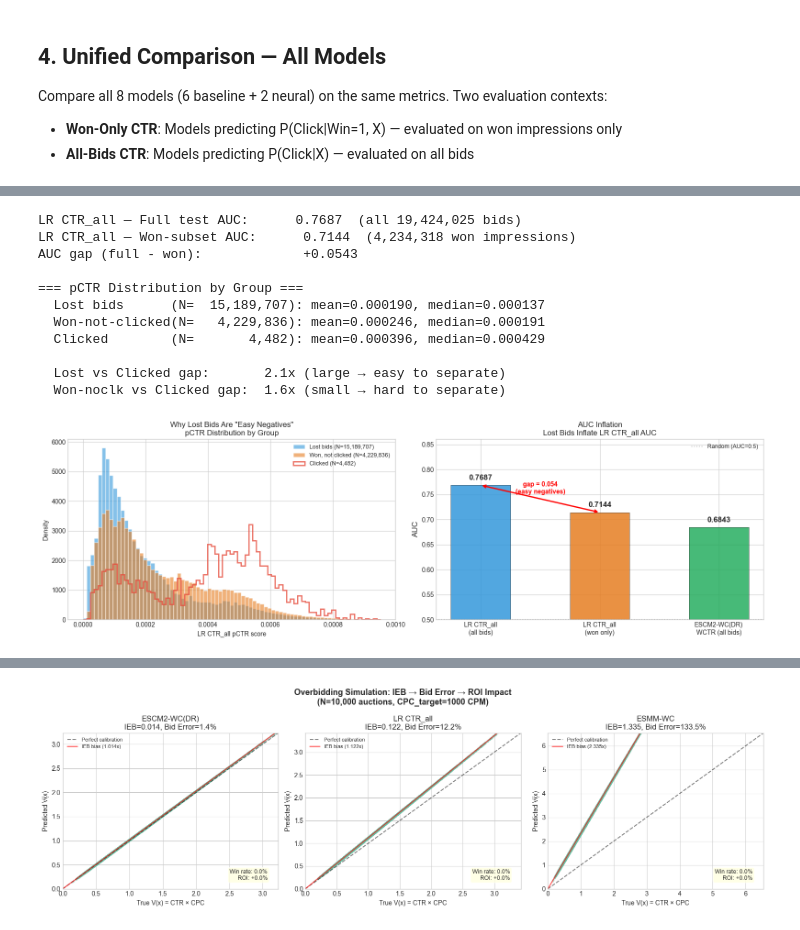
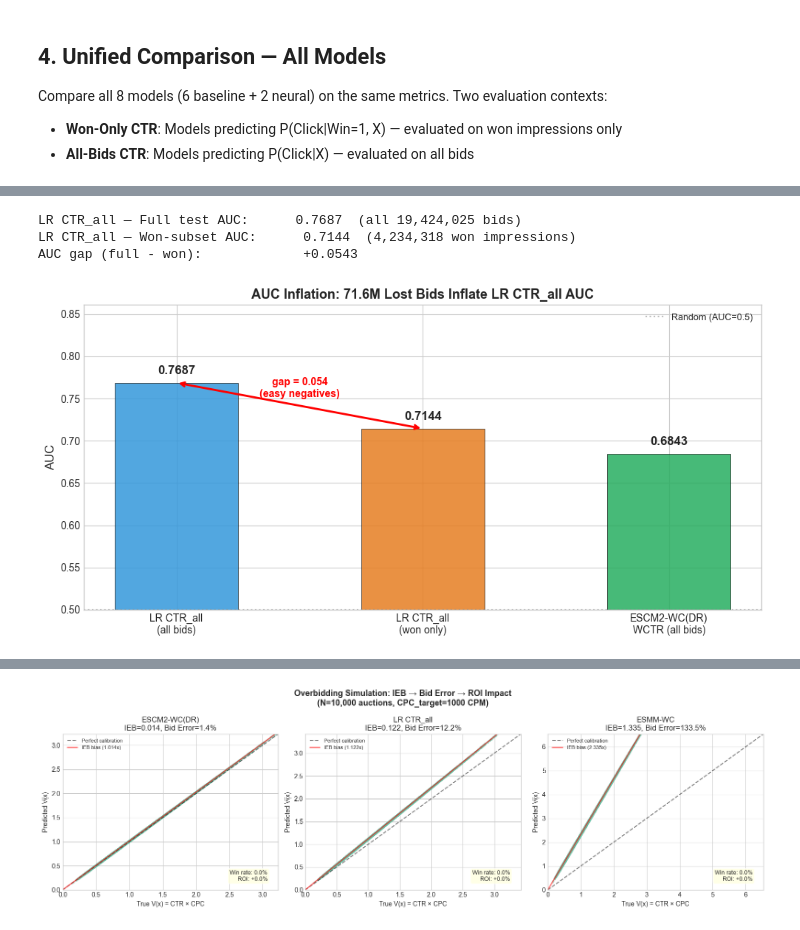
Before and after one commit to tae73/rtb_ipinyou, a Jupyter notebook: notebooks/03_prediction.ipynb, the cells around one changed output, grey strips where cells are left out. Cells and saved outputs as stored; diff of their text form; code cells hidden in the pictures.

```diff
--- a/notebooks/03_prediction.ipynb
+++ b/notebooks/03_prediction.ipynb
@@ -595,95 +557,46 @@ if lr_ctr_all_path.exists():
     print(f"LR CTR_all — Won-subset AUC:      {auc_won:.4f}  ({test_won_mask.sum():,} won impressions)")
     print(f"AUC gap (full - won):             {auc_full - auc_won:+.4f}")
 
-    # --- "Easy Negative" 근거: pCTR 분포 비교 ---
-    # Lost bids vs Won-not-clicked vs Clicked의 pCTR 분포가 얼마나 분리되는가?
-    test_lost_mask = test_df['win'] == 0
-    test_won_noclk_mask = (test_df['win'] == 1) & (test_df['click'] == 0)
-    test_clicked_mask = test_df['click'] == 1
+    # ESCM2-WC(DR) AUC for reference
+    escm2_wctr_auc = neural_results.get('escm2wc_al', {}).get('test_wctr_auc', 0.6843)
+    escm2_ctr_auc = neural_results.get('escm2wc_al', {}).get('test_ctr_biased_auc', 0.5636)
 
-    pred_lost = lr_pred_full[test_lost_mask.values]
-    pred_won_noclk = lr_pred_full[test_won_noclk_mask.values]
-    pred_clicked = lr_pred_full[test_clicked_mask.values]
-
-    print(f"\n=== pCTR Distribution by Group ===")
-    print(f"  Lost bids      (N={len(pred_lost):>12,}): mean={pred_lost.mean():.6f}, median={np.median(pred_lost):.6f}")
-    print(f"  Won-not-clicked(N={len(pred_won_noclk):>12,}): mean={pred_won_noclk.mean():.6f}, median={np.median(pred_won_noclk):.6f}")
-    print(f"  Clicked        (N={len(pred_clicked):>12,}): mean={pred_clicked.mean():.6f}, median={np.median(pred_clicked):.6f}")
-    print(f"\n  Lost vs Clicked gap:       {pred_clicked.mean() / pred_lost.mean():.1f}x (large → easy to separate)")
-    print(f"  Won-noclk vs Clicked gap:  {pred_clicked.mean() / pred_won_noclk.mean():.1f}x (small → hard to separate)")
-
-    # --- Visualization ---
-    fig, axes = plt.subplots(1, 2, figsize=(16, 5))
-
-    # Left: pCTR distribution by group (why lost bids are "easy")
-    ax = axes[0]
-    bins = np.linspace(0, np.percentile(lr_pred_full, 99.9), 80)
-    ax.hist(pred_lost, bins=bins, alpha=0.6, label=f'Lost bids (N={len(pred_lost):,})',
-            color='#3498db', density=True)
-    ax.hist(pred_won_noclk, bins=bins, alpha=0.6, label=f'Won, not clicked (N={len(pred_won_noclk):,})',
-            color='#e67e22', density=True)
-    ax.hist(pred_clicked, bins=bins, alpha=0.8, label=f'Clicked (N={len(pred_clicked):,})',
-            color='#e74c3c', density=True, histtype='step', linewidth=2)
-    ax.set_xlabel('LR CTR_all pCTR score')
-    ax.set_ylabel('Density')
-    ax.set_title('Why Lost Bids Are "Easy Negatives"\npCTR Distribution by Group')
-    ax.legend(fontsize=9)
-
-    # Right: AUC comparison bar chart
-    ax = axes[1]
-    escm2_wctr_auc = neural_results.get('escm2wc_al', {}).get('test_wctr_auc', 0.6843)
+    # Bar chart: AUC comparison across evaluation subsets
+    fig, ax = plt.subplots(figsize=(10, 5))
 
     labels = ['LR CTR_all\n(all bids)', 'LR CTR_all\n(won only)', 'ESCM2-WC(DR)\nWCTR (all bids)']
     aucs = [auc_full, auc_won, escm2_wctr_auc]
     colors = ['#3498db', '#e67e22', '#27ae60']
 
     bars = ax.bar(labels, aucs, color=colors, alpha=0.85, edgecolor='black', linewidth=0.5, width=0.5)
     for bar, val in zip(bars, aucs):
         ax.text(bar.get_x() + bar.get_width()/2, bar.get_height() + 0.008,
                 f'{val:.4f}', ha='center', va='bottom', fontsize=12, fontweight='bold')
 
+    # Annotation: AUC gap
     ax.annotate('', xy=(0, auc_full), xytext=(1, auc_won),
                 arrowprops=dict(arrowstyle='<->', color='red', lw=2))
     mid_y = (auc_full + auc_won) / 2
     ax.text(0.5, mid_y + 0.01, f'gap = {auc_full - auc_won:.3f}\n(easy negatives)',
             ha='center', fontsize=10, color='red', fontweight='bold')
 
     ax.set_ylabel('AUC', fontsize=12)
-    ax.set_title('AUC Inflation\nLost Bids Inflate LR CTR_all AUC')
+    ax.set_title('AUC Inflation: 71.6M Lost Bids Inflate LR CTR_all AUC', fontsize=13, fontweight='bold')
     ax.set_ylim(0.5, max(aucs) * 1.12)
     ax.axhline(y=0.5, color='gray', linestyle=':', alpha=0.5, label='Random (AUC=0.5)')
     ax.legend(fontsize=9)
 
     plt.tight_layout()
     plt.savefig(FIG_PATH / '03_auc_inflation_analysis.png', dpi=150, bbox_inches='tight')
     plt.show()
 
-    # --- Win PS AUC as evidence ---
-    win_result_path = MODEL_PATH / 'lgb_win_result.json'
-    if win_result_path.exists():
-        with open(win_result_path) as f:
-            win_auc = json.load(f).get('test_auc', 0)
-        print(f"\n=== Easy Negative 핵심 근거 ===")
-        print(f"  Win PS AUC = {win_auc:.4f}")
-        print(f"  → Won vs Lost를 AUC {win_auc:.2f}로 분리 가능")
-        print(f"  → Click ⊂ Won이므로, Lost bids는 Clicks과도 쉽게 분리됨")
-        print(f"  → 71.6M lost bids가 'free ranking power'를 제공 = easy negatives")
-
-    print(f"\n=== 결론 ===")
-    print(f"  Won-subset AUC {auc_won:.4f} — easy negatives 제거 후 진짜 click discrimination 능력")
-    print(f"  LR CTR_all의 ESCM2-WC(DR) 대비 실질 AUC 우위: +{auc_won - escm2_wctr_auc:.3f} (not +{auc_full - escm2_wctr_auc:.3f})")
+    print(f"\n→ Won-subset AUC drops from {auc_full:.4f} to {auc_won:.4f} (−{auc_full - auc_won:.3f})")
+    print(f"  LR CTR_all's 'advantage' over ESCM2-WC(DR) shrinks from +{auc_full - escm2_wctr_auc:.3f} to +{auc_won - escm2_wctr_auc:.3f}")
+    print(f"  The remaining gap is explained by LR's implicit win-signal encoding (adexchange, temporal features)")
 else:
     print("LR CTR_all model not found. Skipping AUC inflation analysis.")
 # %% [output]
 LR CTR_all — Full test AUC:      0.7687  (all 19,424,025 bids)
 LR CTR_all — Won-subset AUC:      0.7144  (4,234,318 won impressions)
 AUC gap (full - won):             +0.0543
-
-=== pCTR Distribution by Group ===
-  Lost bids      (N=  15,189,707): mean=0.000190, median=0.000137
-  Won-not-clicked(N=   4,229,836): mean=0.000246, median=0.000191
-  Clicked        (N=       4,482): mean=0.000396, median=0.000429
-
-  Lost vs Clicked gap:       2.1x (large → easy to separate)
-  Won-noclk vs Clicked gap:  1.6x (small → hard to separate)
-[figure, old version]
+[figure, new version]
```
Also changed, not shown: parts of 23 cells of this notebook, 6 other files.
